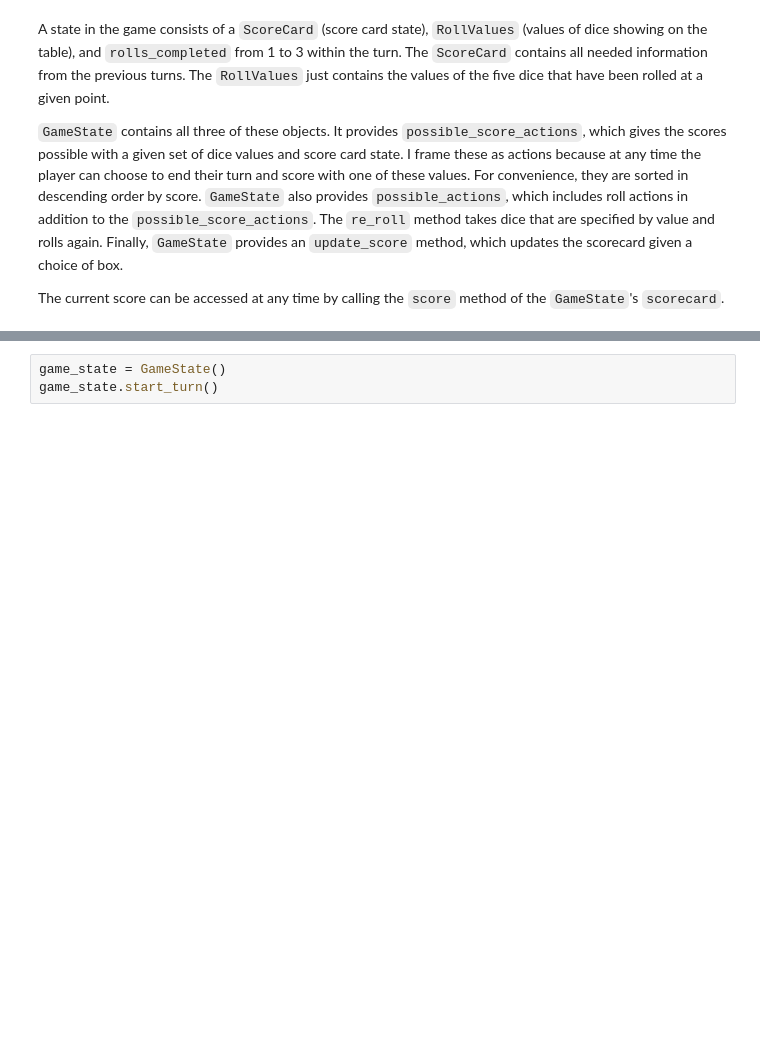
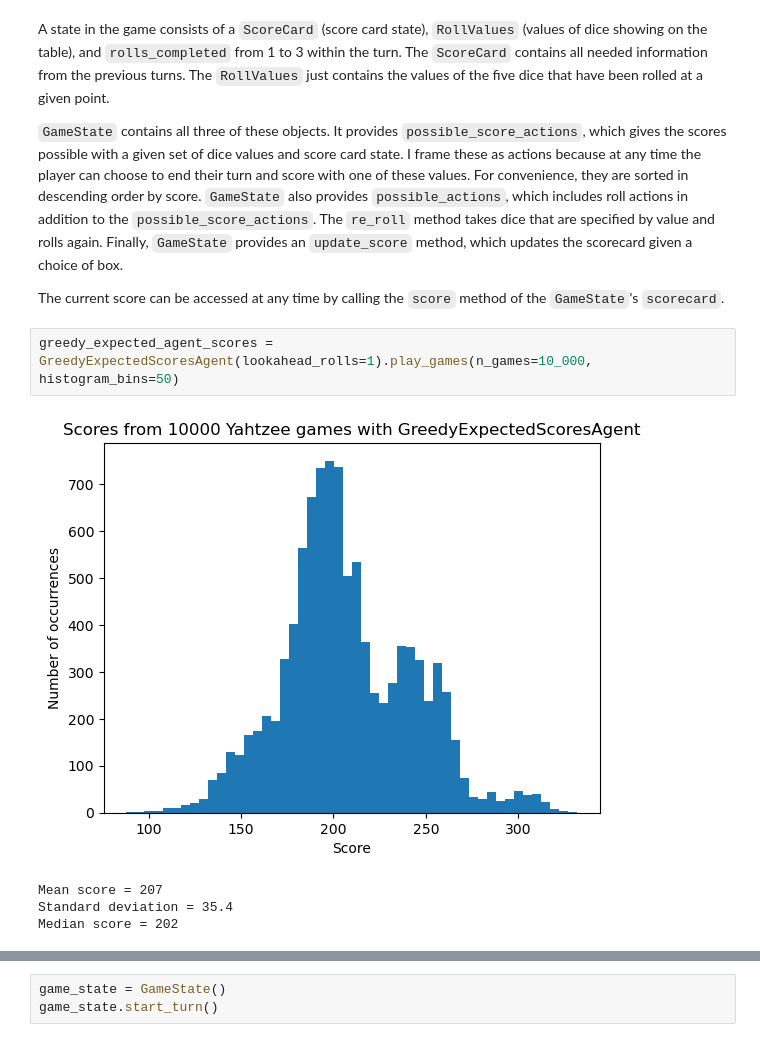
Before and after one commit to tdauer2718/yahtzee, a Jupyter notebook: yahtzee_sandbox.ipynb, the cells around one changed output, grey strips where cells are left out. Drawn from its saved outputs; the diff is of its cells as text; blank space fills up the shorter version.

```diff
--- a/yahtzee_sandbox.ipynb
+++ b/yahtzee_sandbox.ipynb
@@ -42,3 +114,10 @@ A state in the game consists of a `ScoreCard` (score card state), `RollValues` (
 `GameState` contains all three of these objects. It provides `possible_score_actions`, which gives the scores possible with a given set of dice values and score card state. I frame these as actions because at any time the player can choose to end their turn and score with one of these values. For convenience, they are sorted in descending order by score. `GameState` also provides `possible_actions`, which includes roll actions in addition to the `possible_score_actions`. The `re_roll` method takes dice that are specified by value and rolls again. Finally, `GameState` provides an `update_score` method, which updates the scorecard given a choice of box.
 
 The current score can be accessed at any time by calling the `score` method of the `GameState`'s `scorecard`.
+# %%
+greedy_expected_agent_scores = GreedyExpectedScoresAgent(lookahead_rolls=1).play_games(n_games=10_000, histogram_bins=50)
+# %% [output]
+[figure, added]
+Mean score = 207
+Standard deviation = 35.4
+Median score = 202
```
Also changed, not shown: parts of 19 cells of this notebook, 11 other files.
